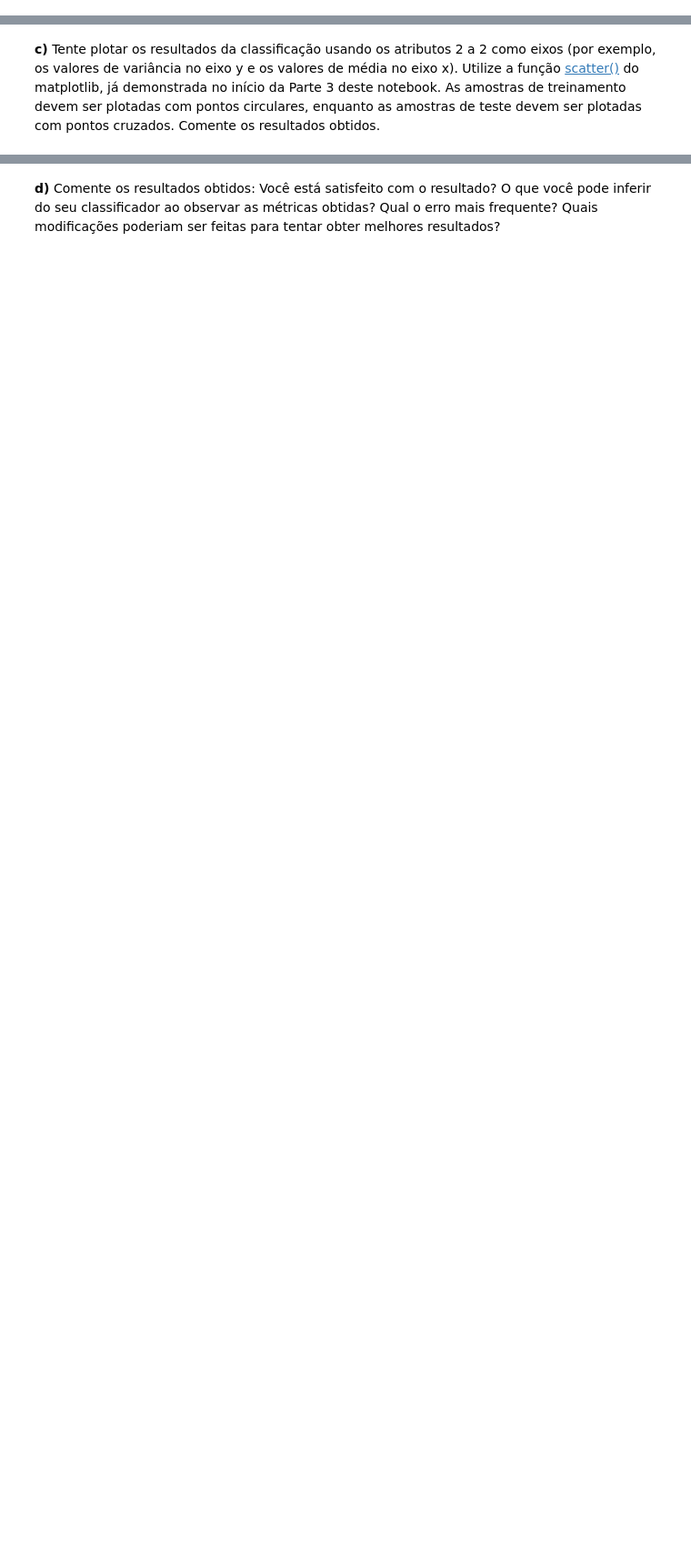
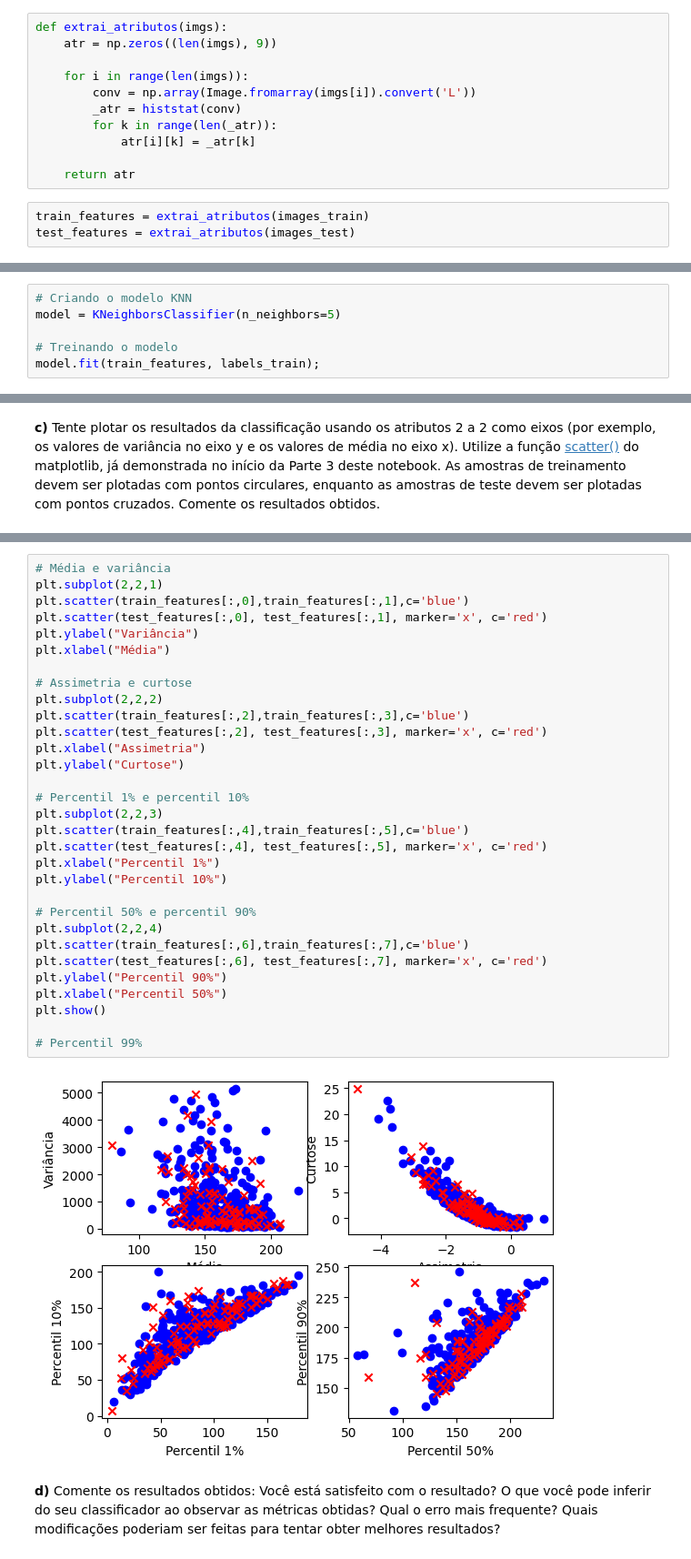
Before and after one commit to UNICAMP-EA979/2026s1-pi02-histogramas-knn-GuPecz, a Jupyter notebook: Atividade.ipynb, the cells around one changed output, grey strips where cells are left out. Shown at 91% size. Saved outputs shown, nothing was run; the diff lists cells and outputs as text; blank space fills up the shorter version.

```diff
--- a/Atividade.ipynb
+++ b/Atividade.ipynb
@@ -434,2 +426,16 @@ Utilize os conjuntos de dados criados anteriormente para obter os vetores de atr
+# %%
+def extrai_atributos(imgs):
+    atr = np.zeros((len(imgs), 9))
+
+    for i in range(len(imgs)):
+        conv = np.array(Image.fromarray(imgs[i]).convert('L'))
+        _atr = histstat(conv)
+        for k in range(len(_atr)):
+            atr[i][k] = _atr[k]
+
+    return atr
+# %%
+train_features = extrai_atributos(images_train)
+test_features = extrai_atributos(images_test)
 # %% [markdown]
 **b)** Treine um modelo kNN utilizando o conjunto de dados de treino criado (train_features). Você precisará escolher um valor de k. Valide o modelo utilizando o conjunto de dados de teste (test_features). Calcule as métricas de avaliação do classificador para ambos os conjuntos de dados (primeiro para treino, depois para teste): acurácia, precisão, revocação e F1-score. Imprima a [Matriz de Confusão](https://scikit-learn.org/stable/modules/generated/sklearn.metrics.confusion_matrix.html).
@@ -437,0 +442,6 @@ Utilize os conjuntos de dados criados anteriormente para obter os vetores de atr
+# %%
+# Criando o modelo KNN
+model = KNeighborsClassifier(n_neighbors=5)
+
+# Treinando o modelo
+model.fit(train_features, labels_train);
@@ -442,2 +473,35 @@ Utilize os conjuntos de dados criados anteriormente para obter os vetores de atr
+# %%
+# Média e variância
+plt.subplot(2,2,1)
+plt.scatter(train_features[:,0],train_features[:,1],c='blue')
+plt.scatter(test_features[:,0], test_features[:,1], marker='x', c='red')
+plt.ylabel("Variância")
+plt.xlabel("Média")
+
+# Assimetria e curtose
+plt.subplot(2,2,2)
+plt.scatter(train_features[:,2],train_features[:,3],c='blue')
+plt.scatter(test_features[:,2], test_features[:,3], marker='x', c='red')
+plt.xlabel("Assimetria")
+plt.ylabel("Curtose")
+
+# Percentil 1% e percentil 10%
+plt.subplot(2,2,3)
+plt.scatter(train_features[:,4],train_features[:,5],c='blue')
+plt.scatter(test_features[:,4], test_features[:,5], marker='x', c='red')
+plt.xlabel("Percentil 1%")
+plt.ylabel("Percentil 10%")
+
+# Percentil 50% e percentil 90%
+plt.subplot(2,2,4)
+plt.scatter(train_features[:,6],train_features[:,7],c='blue')
+plt.scatter(test_features[:,6], test_features[:,7], marker='x', c='red')
+plt.ylabel("Percentil 90%")
+plt.xlabel("Percentil 50%")
+plt.show()
+
+# Percentil 99%
+# %% [output]
+[figure, added]
 # %% [markdown]
 **d)** Comente os resultados obtidos: Você está satisfeito com o resultado? O que você pode inferir do seu classificador ao observar as métricas obtidas? Qual o erro mais frequente? Quais modificações poderiam ser feitas para tentar obter melhores resultados?
```
Also changed, not shown: parts of 21 cells of this notebook.
